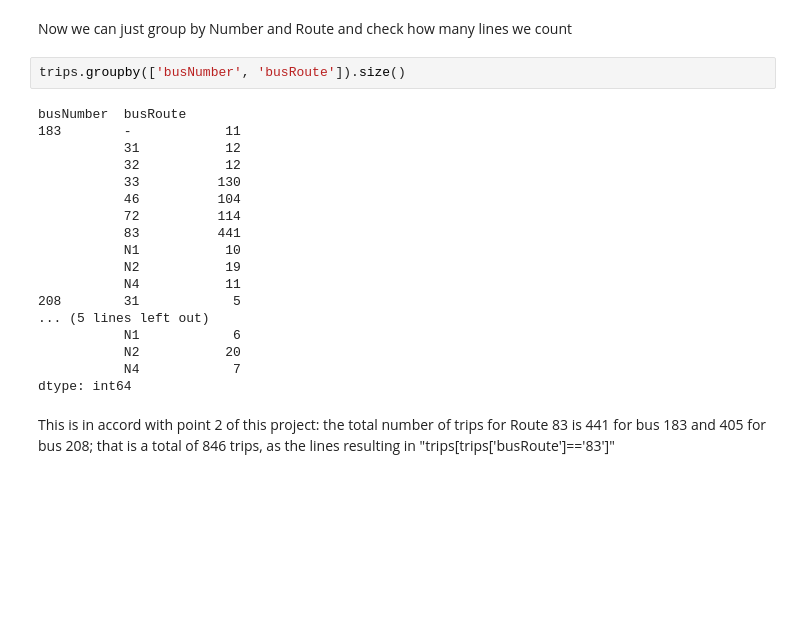
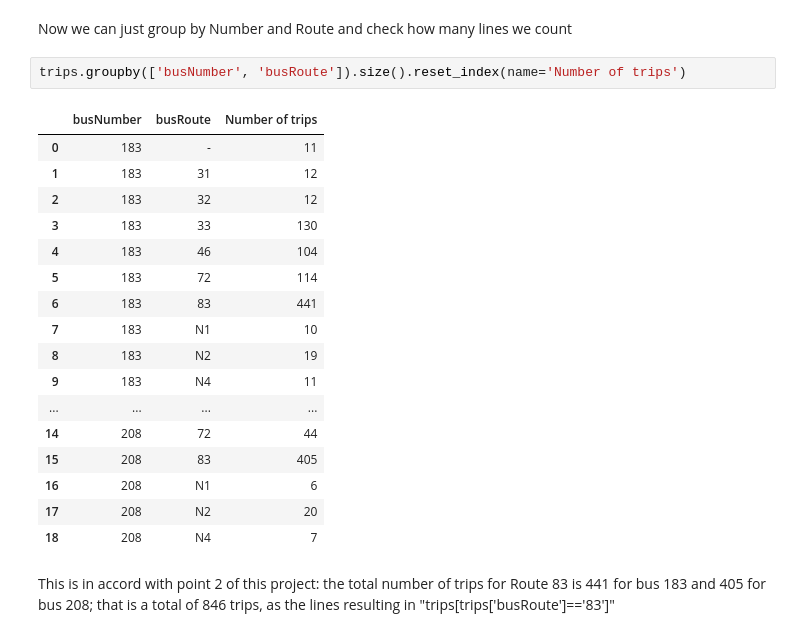
Before and after one commit to CarloArpini/2023-FCS-Project, a Jupyter notebook: Project.ipynb, the cells around one changed output. Saved outputs shown, nothing was run; the diff lists cells and outputs as text; blank space fills up the shorter version.

```diff
--- a/Project.ipynb
+++ b/Project.ipynb
@@ -179,25 +179,25 @@ array(['-', '31', '33', '72', '46', '32', '83', 'N4', 'N2', 'N1'],
 # %% [markdown]
 Now we can just group by Number and Route and check how many lines we count
 # %%
-trips.groupby(['busNumber', 'busRoute']).size()
+trips.groupby(['busNumber', 'busRoute']).size().reset_index(name='Number of trips')
 # %% [output]
-busNumber  busRoute
-183        -            11
-           31           12
-           32           12
-           33          130
-           46          104
-           72          114
-           83          441
-           N1           10
-           N2           19
-           N4           11
-208        31            5
-... (5 lines left out)
-           N1            6
-           N2           20
-           N4            7
-dtype: int64
+|  | busNumber | busRoute | Number of trips |
+| 0 | 183 | - | 11 |
+| 1 | 183 | 31 | 12 |
+| 2 | 183 | 32 | 12 |
+| 3 | 183 | 33 | 130 |
+| 4 | 183 | 46 | 104 |
+| 5 | 183 | 72 | 114 |
+| 6 | 183 | 83 | 441 |
+| 7 | 183 | N1 | 10 |
+| 8 | 183 | N2 | 19 |
+| 9 | 183 | N4 | 11 |
+| ... | ... | ... | ... |
+| 14 | 208 | 72 | 44 |
+| 15 | 208 | 83 | 405 |
+| 16 | 208 | N1 | 6 |
+| 17 | 208 | N2 | 20 |
+| 18 | 208 | N4 | 7 |
 # %% [markdown]
 This is in accord with point 2 of this project: the total number of trips for Route 83 is 441 for bus 183 and 405 for bus 208; that is a total of 846 trips, as the lines resulting in "trips[trips['busRoute']=='83']"
 # %% [markdown]
```
Also changed, not shown: parts of 20 cells of this notebook.
